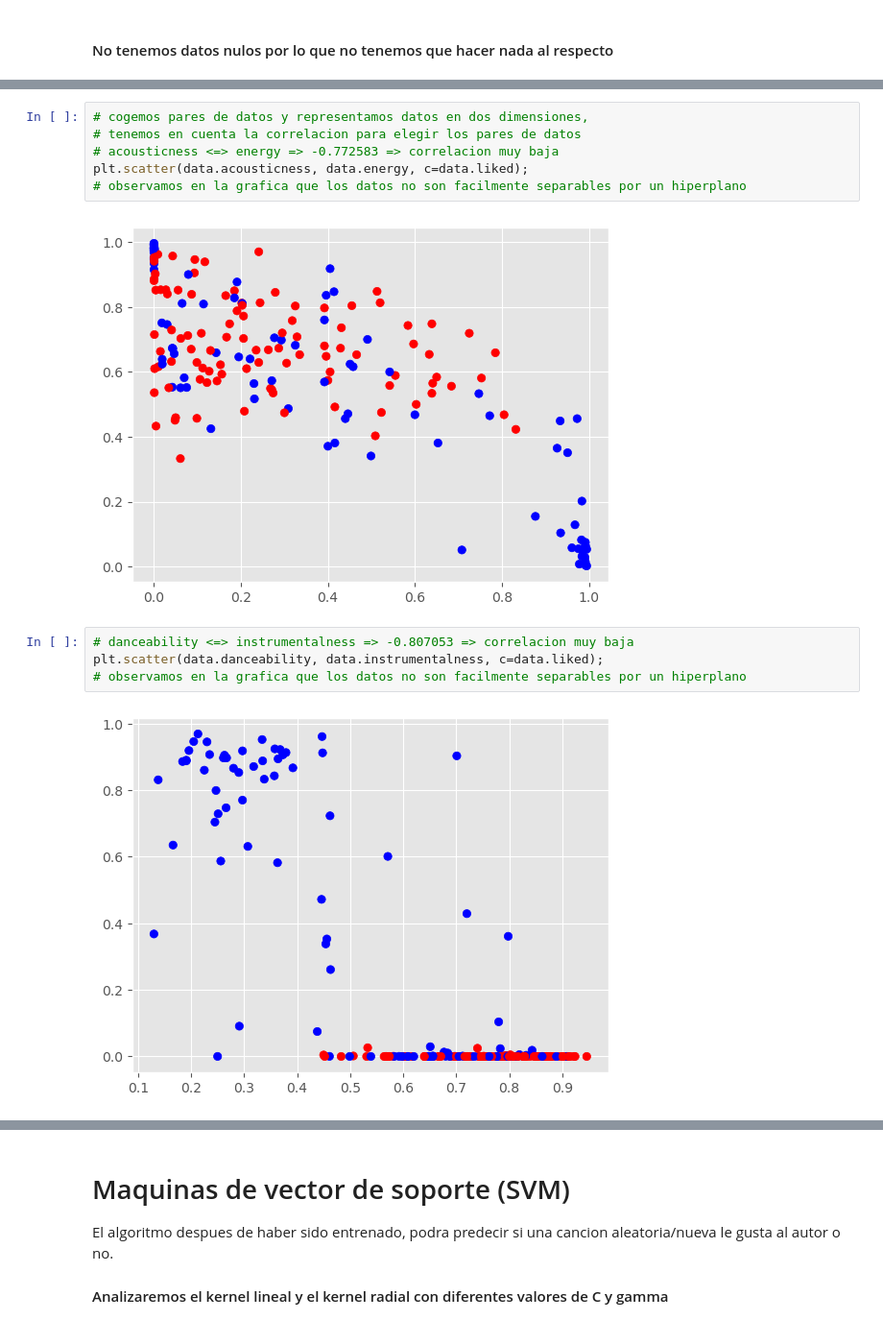
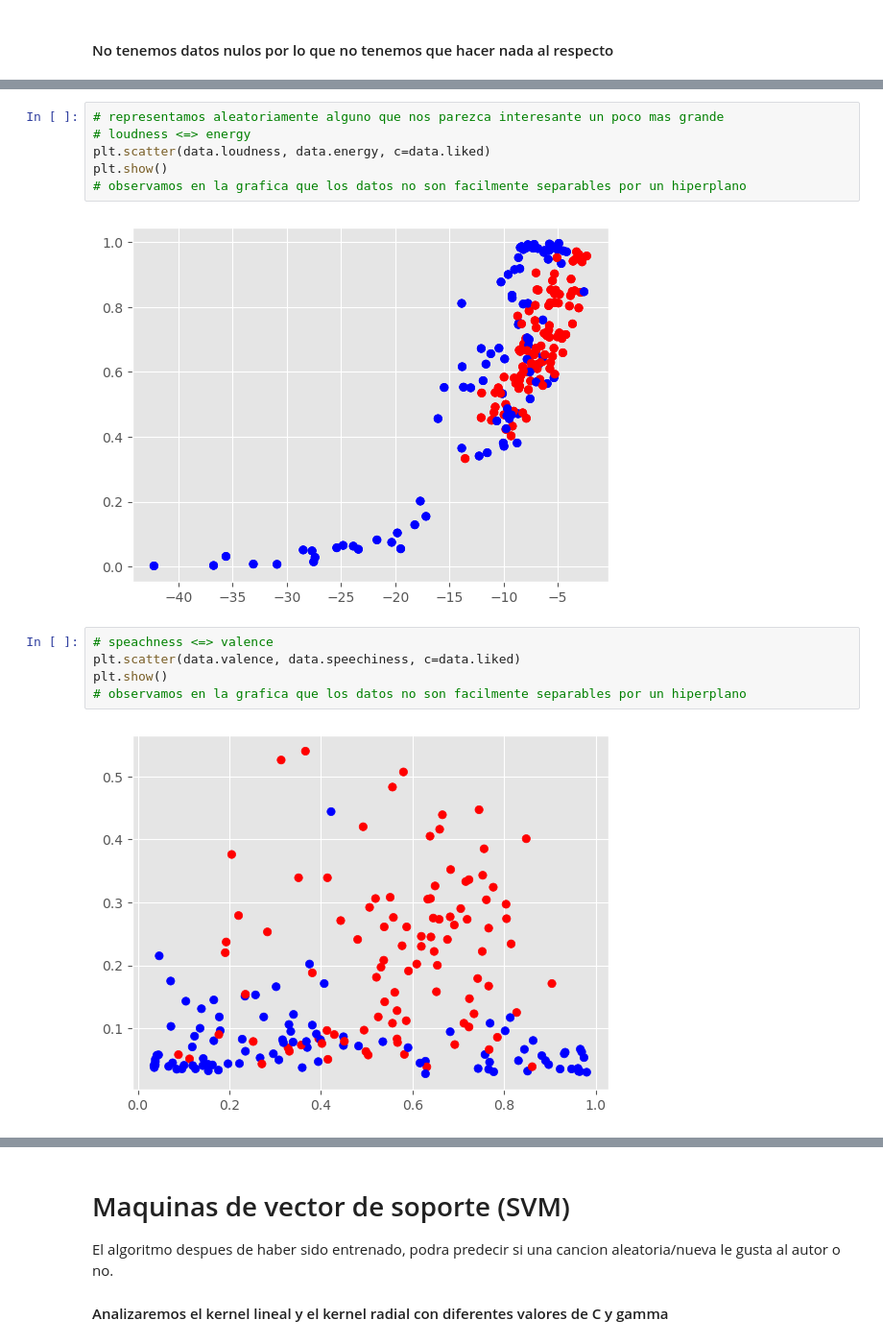
Before and after one commit to eprequejo/lab-py, a Jupyter notebook: ml-actividad-2/ml-actividad-2.ipynb, the cells around one changed output, grey strips where cells are left out. Shown at 96% size. Saved outputs shown, nothing was run; the diff lists cells and outputs as text.

```diff
--- a/ml-actividad-2/ml-actividad-2.ipynb
+++ b/ml-actividad-2/ml-actividad-2.ipynb
@@ -344,14 +353,15 @@ dtype: int64
 # %%
-# cogemos pares de datos y representamos datos en dos dimensiones,
-# tenemos en cuenta la correlacion para elegir los pares de datos
-# acousticness <=> energy => -0.772583 => correlacion muy baja
-plt.scatter(data.acousticness, data.energy, c=data.liked);
+# representamos aleatoriamente alguno que nos parezca interesante un poco mas grande
+# loudness <=> energy
+plt.scatter(data.loudness, data.energy, c=data.liked)
+plt.show()
 # observamos en la grafica que los datos no son facilmente separables por un hiperplano
 # %% [output]
-[figure, old version]
+[figure, new version]
 # %%
-# danceability <=> instrumentalness => -0.807053 => correlacion muy baja
-plt.scatter(data.danceability, data.instrumentalness, c=data.liked);
+# speachness <=> valence
+plt.scatter(data.valence, data.speechiness, c=data.liked)
+plt.show()
 # observamos en la grafica que los datos no son facilmente separables por un hiperplano
 # %% [output]
-[figure, old version]
+[figure, new version]
```
Also changed, not shown: parts of 16 cells of this notebook.
